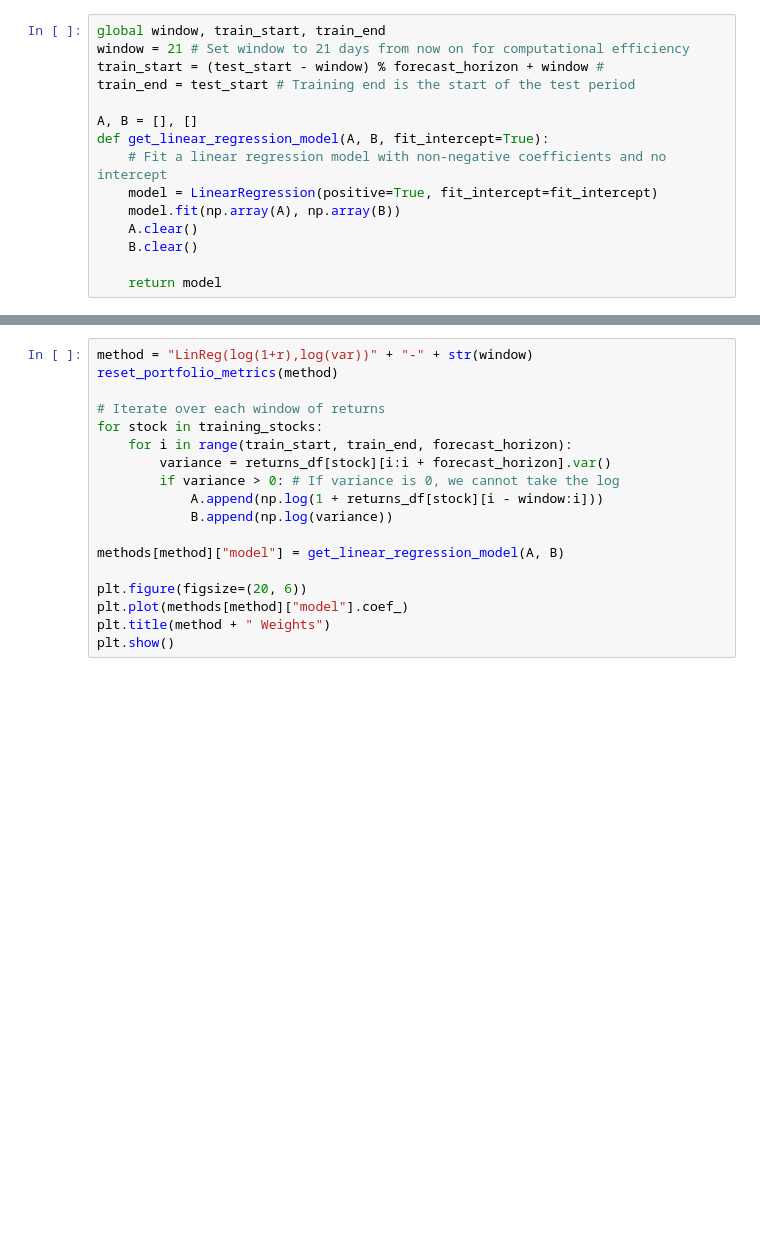
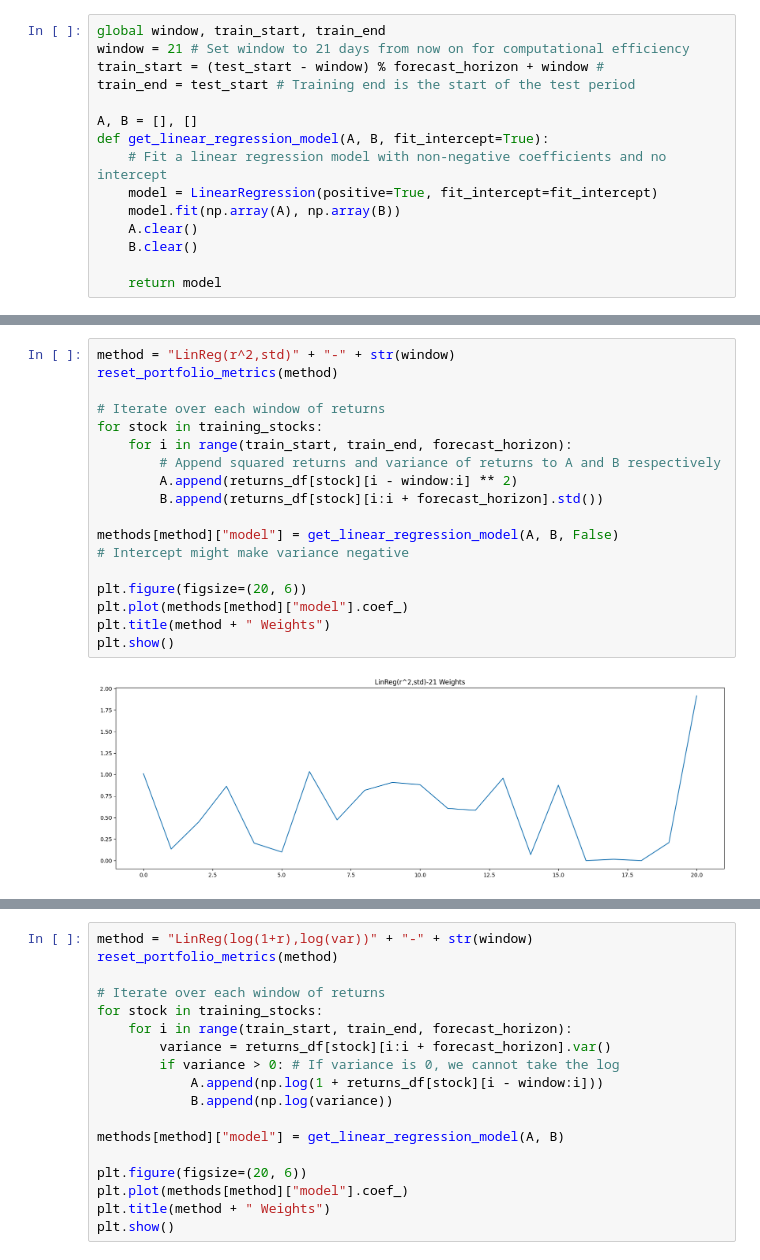
Before and after one commit to PapakMate/SVFT, a Jupyter notebook: SVFT.ipynb, the cells around one changed output, grey strips where cells are left out. Cells and saved outputs as stored; diff of their text form; blank space fills up the shorter version.

```diff
--- a/SVFT.ipynb
+++ b/SVFT.ipynb
@@ -326,0 +410,20 @@ Sljedeća metoda je individualna linearna regresija koja za ulazne podatke uzima
+# %%
+method = "LinReg(r^2,std)" + "-" + str(window)
+reset_portfolio_metrics(method)
+
+# Iterate over each window of returns
+for stock in training_stocks:
+    for i in range(train_start, train_end, forecast_horizon):
+        # Append squared returns and variance of returns to A and B respectively
+        A.append(returns_df[stock][i - window:i] ** 2)
+        B.append(returns_df[stock][i:i + forecast_horizon].std())
+
+methods[method]["model"] = get_linear_regression_model(A, B, False)
+# Intercept might make variance negative
+
+plt.figure(figsize=(20, 6))
+plt.plot(methods[method]["model"].coef_)
+plt.title(method + " Weights")
+plt.show()
+# %% [output]
+[figure, added]
```
Also changed, not shown: parts of 96 cells of this notebook, 2 other files.
